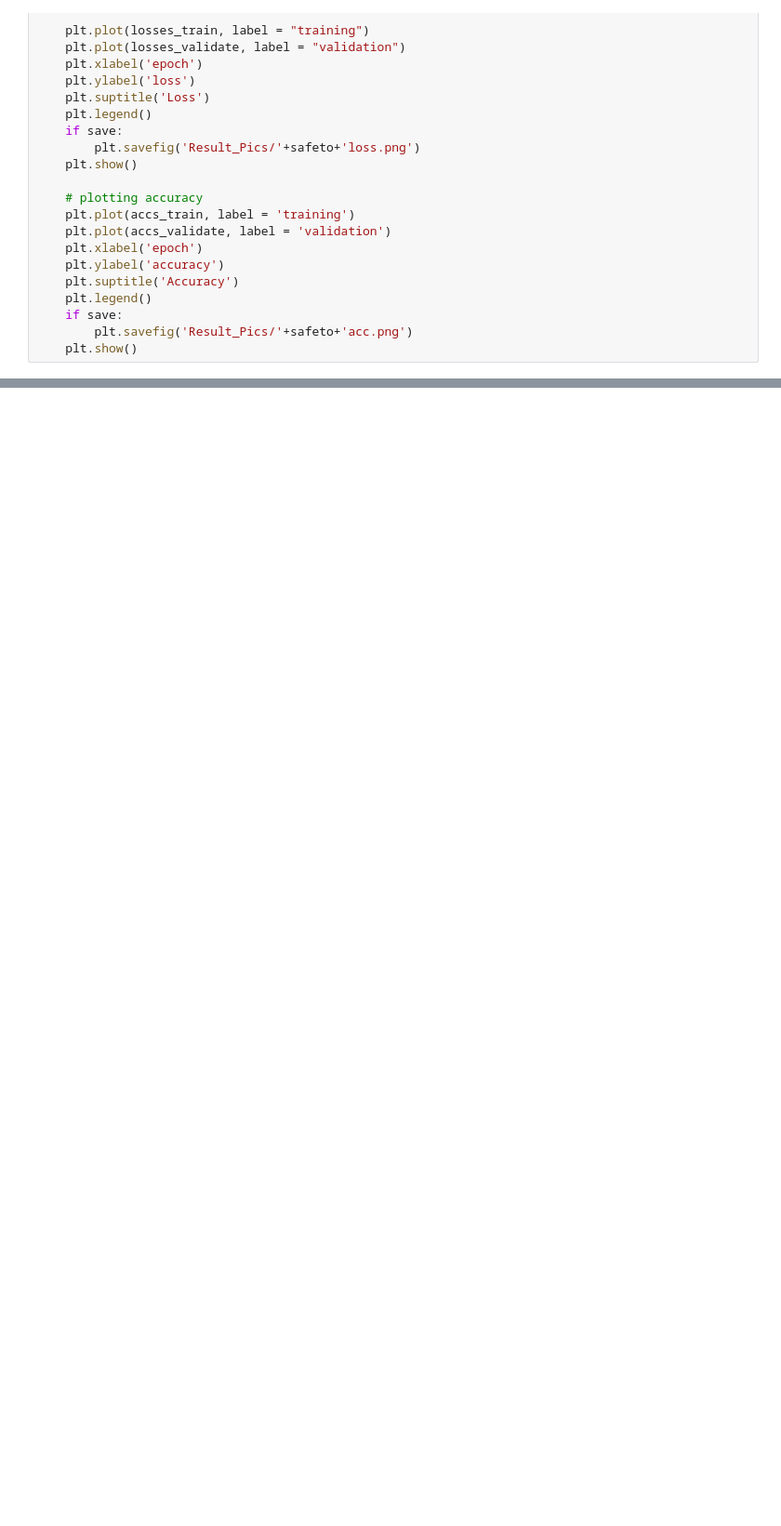
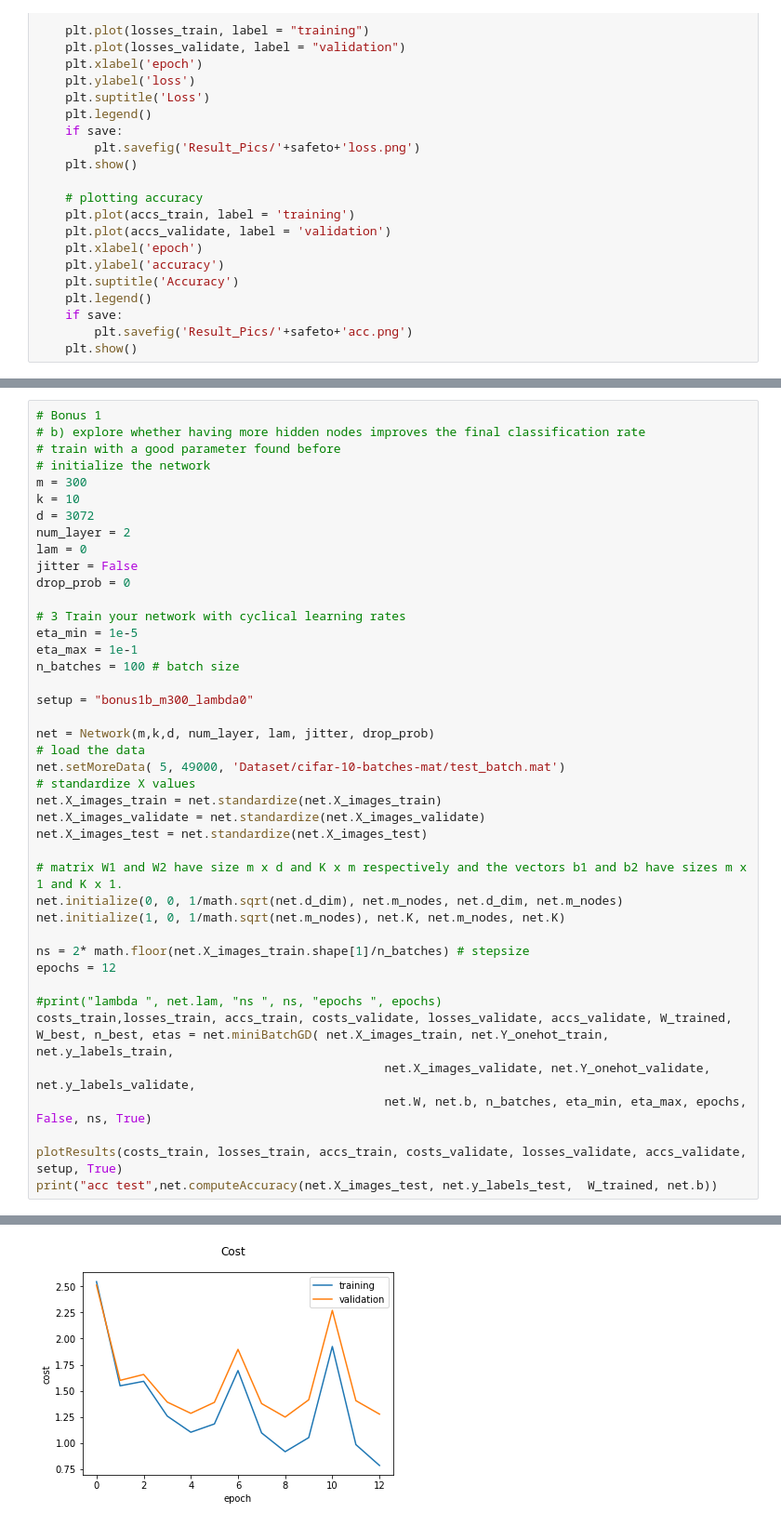
Before and after one commit to RSvenja/DeepLearning, a Jupyter notebook: assignment2/assignment2.ipynb, the cells around one changed output, grey strips where cells are left out. Shown at 93% size. Cells and saved outputs as stored; diff of their text form; blank space fills up the shorter version.

```diff
--- a/assignment2/assignment2.ipynb
+++ b/assignment2/assignment2.ipynb
@@ -373,0 +397,43 @@ class Network:
+# %%
+# Bonus 1
+# b) explore whether having more hidden nodes improves the final classification rate
+# train with a good parameter found before
+# initialize the network
+m = 300
+k = 10
+d = 3072
+num_layer = 2
+lam = 0
+jitter = False
+drop_prob = 0
+
+# 3 Train your network with cyclical learning rates
+eta_min = 1e-5
+eta_max = 1e-1
+n_batches = 100 # batch size
+
+setup = "bonus1b_m300_lambda0"
+
+net = Network(m,k,d, num_layer, lam, jitter, drop_prob)
+# load the data
+net.setMoreData( 5, 49000, 'Dataset/cifar-10-batches-mat/test_batch.mat')
+# standardize X values
+net.X_images_train = net.standardize(net.X_images_train)
+net.X_images_validate = net.standardize(net.X_images_validate)
+net.X_images_test = net.standardize(net.X_images_test)
+
+# matrix W1 and W2 have size m x d and K x m respectively and the vectors b1 and b2 have sizes m x 1 and K x 1.
+net.initialize(0, 0, 1/math.sqrt(net.d_dim), net.m_nodes, net.d_dim, net.m_nodes)
+net.initialize(1, 0, 1/math.sqrt(net.m_nodes), net.K, net.m_nodes, net.K)
+
+ns = 2* math.floor(net.X_images_train.shape[1]/n_batches) # stepsize
+epochs = 12
+
+#print("lambda ", net.lam, "ns ", ns, "epochs ", epochs)
+costs_train,losses_train, accs_train, costs_validate, losses_validate, accs_validate, W_trained, W_best, n_best, etas = net.miniBatchGD( net.X_images_train, net.Y_onehot_train, net.y_labels_train,
+                                                net.X_images_validate, net.Y_onehot_validate, net.y_labels_validate,
+                                                net.W, net.b, n_batches, eta_min, eta_max, epochs, False, ns, True)
+
+plotResults(costs_train, losses_train, accs_train, costs_validate, losses_validate, accs_validate, setup, True)
+print("acc test",net.computeAccuracy(net.X_images_test, net.y_labels_test,  W_trained, net.b))
+# %% [output]
@@ -373,0 +457 @@ class Network:
+[figure, added]
```
Also changed, not shown: parts of 13 cells of this notebook, 3 other files.
